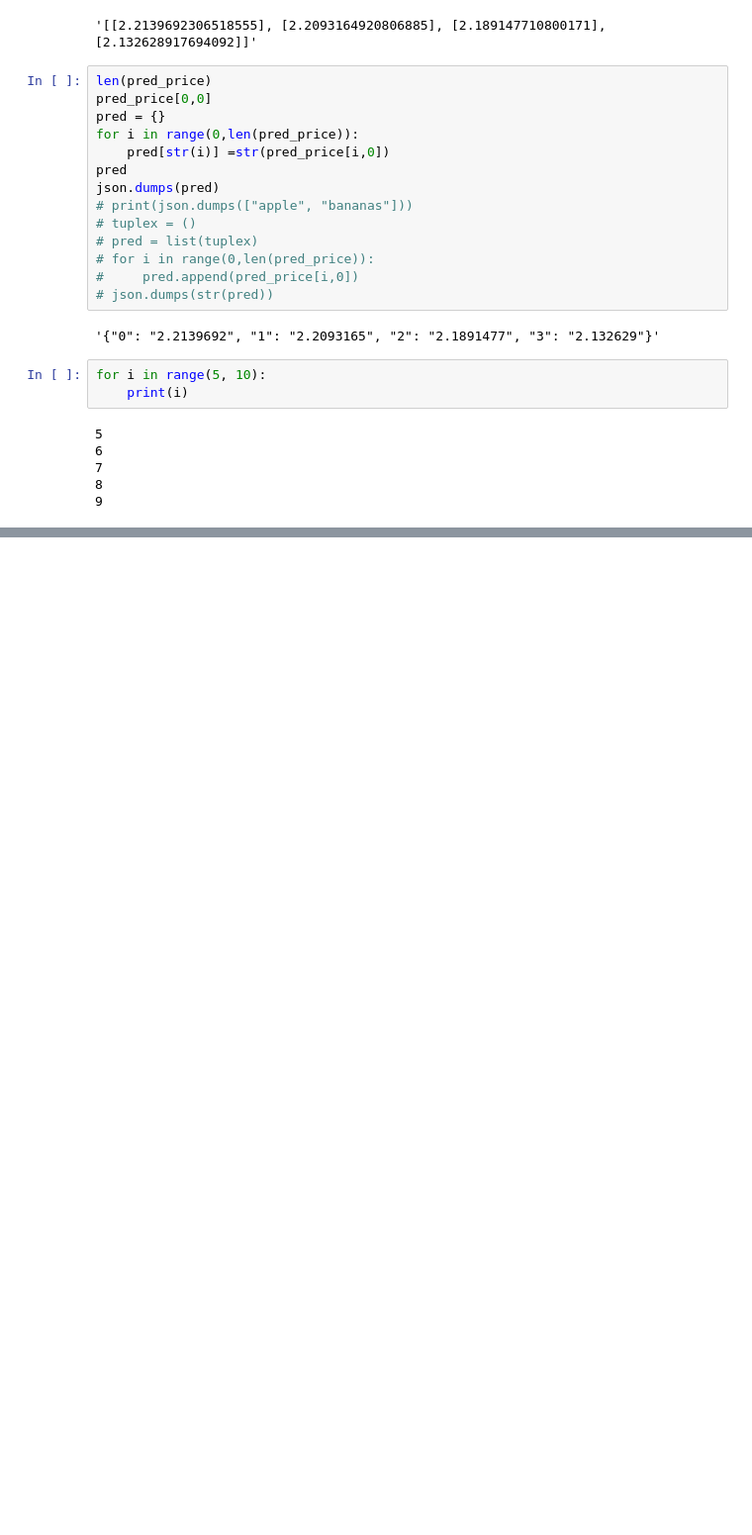
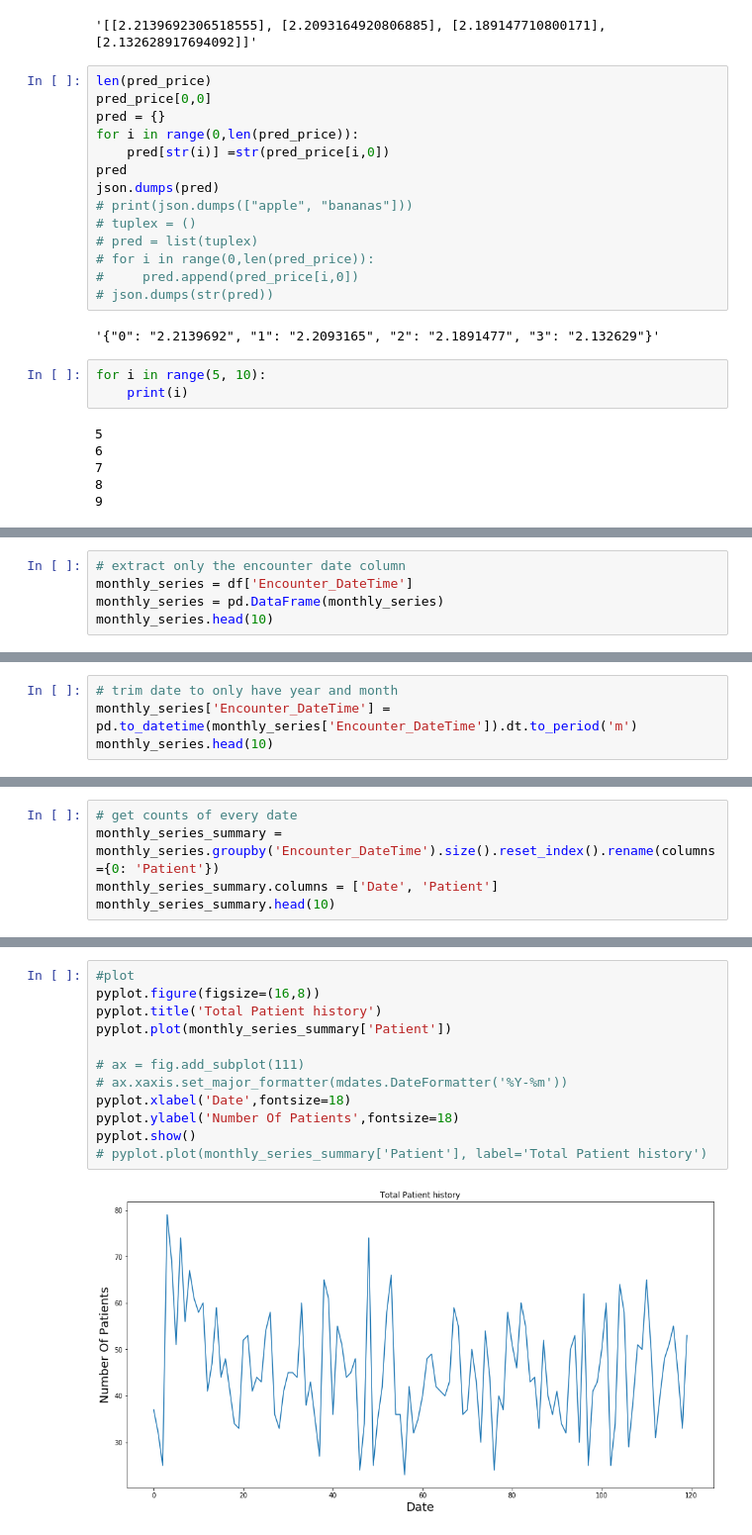
Before and after one commit to muwongeemmanuel/seemlos, a Jupyter notebook: Model/LOS_Encounter.ipynb, the cells around one changed output, grey strips where cells are left out. Shown at 99% size. Cells and saved outputs as stored; diff of their text form; blank space fills up the shorter version.

```diff
--- a/Model/LOS_Encounter.ipynb
+++ b/Model/LOS_Encounter.ipynb
@@ -432,0 +435,5 @@ for i in range(5, 10):
+# %%
+# extract only the encounter date column
+monthly_series = df['Encounter_DateTime']
+monthly_series = pd.DataFrame(monthly_series)
+monthly_series.head(10)
@@ -432,0 +452,4 @@ for i in range(5, 10):
+# %%
+# trim date to only have year and month
+monthly_series['Encounter_DateTime'] = pd.to_datetime(monthly_series['Encounter_DateTime']).dt.to_period('m')
+monthly_series.head(10)
@@ -432,0 +468,5 @@ for i in range(5, 10):
+# %%
+# get counts of every date
+monthly_series_summary = monthly_series.groupby('Encounter_DateTime').size().reset_index().rename(columns={0: 'Patient'})
+monthly_series_summary.columns = ['Date', 'Patient']
+monthly_series_summary.head(10)
@@ -432,0 +485,14 @@ for i in range(5, 10):
+# %%
+#plot
+pyplot.figure(figsize=(16,8))
+pyplot.title('Total Patient history')
+pyplot.plot(monthly_series_summary['Patient'])
+
+# ax = fig.add_subplot(111)
+# ax.xaxis.set_major_formatter(mdates.DateFormatter('%Y-%m'))
+pyplot.xlabel('Date',fontsize=18)
+pyplot.ylabel('Number Of Patients',fontsize=18)
+pyplot.show()
+# pyplot.plot(monthly_series_summary['Patient'], label='Total Patient history')
+# %% [output]
+[figure, added]
```
Also changed, not shown: parts of 34 cells of this notebook, 3 other files.
